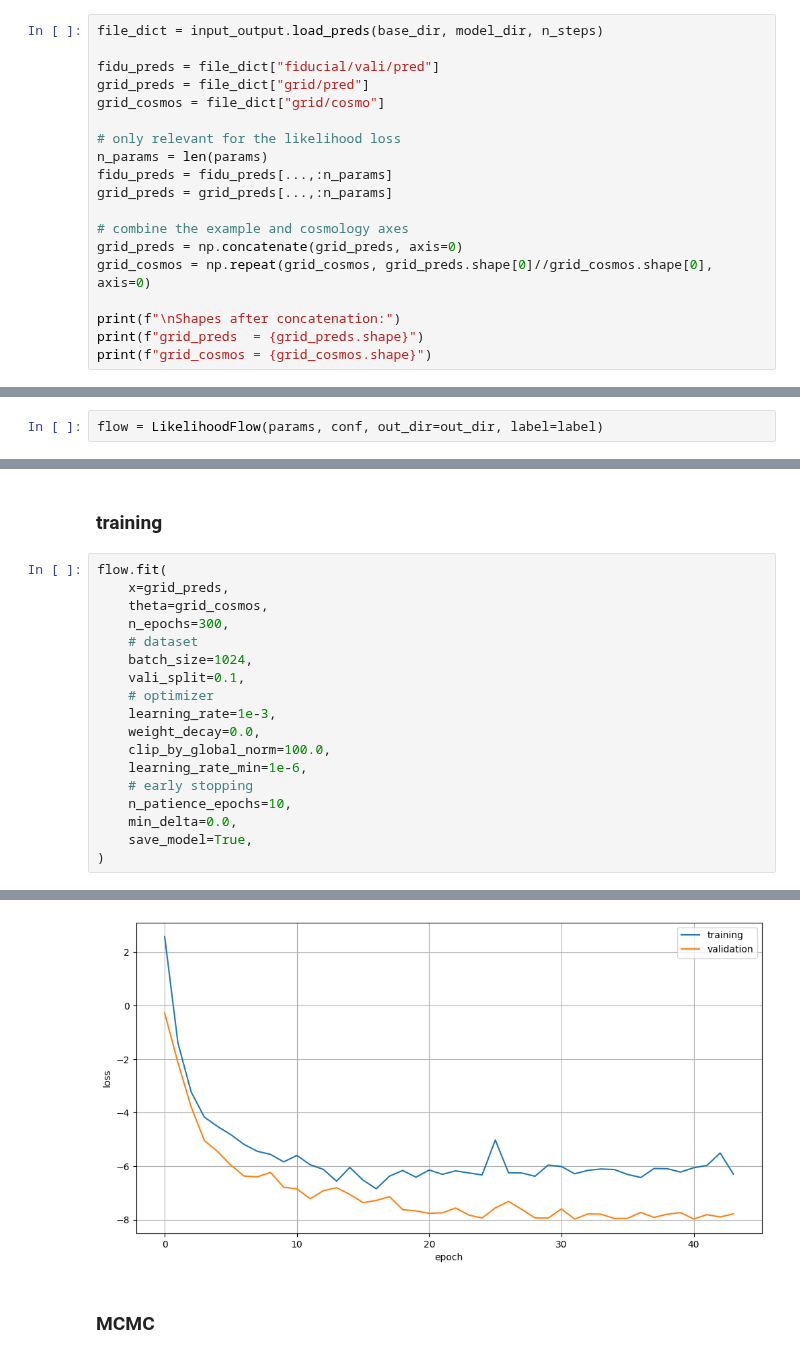
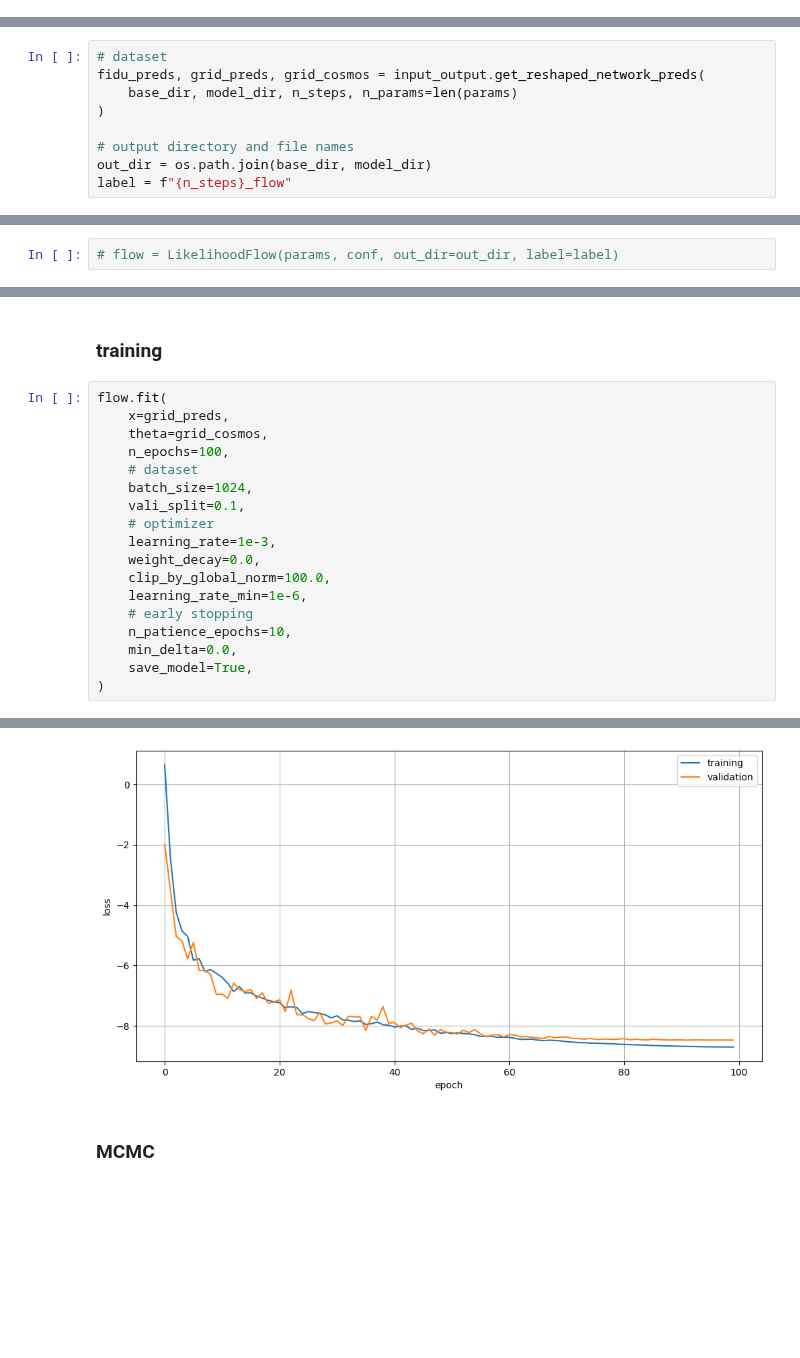
Before and after one commit to des-science/multiprobe-simulation-inference, a Jupyter notebook: notebooks/flow_conductor_network.ipynb, the cells around one changed output, grey strips where cells are left out. Cells and saved outputs as stored; diff of their text form; blank space fills up the shorter version.

```diff
--- a/notebooks/flow_conductor_network.ipynb
+++ b/notebooks/flow_conductor_network.ipynb
@@ -48,21 +53,2 @@ params = ["Om", "s8", "w0", "Aia", "n_Aia"]
 # %% [markdown]
 ### general
-# %%
-file_dict = input_output.load_preds(base_dir, model_dir, n_steps)
-
-fidu_preds = file_dict["fiducial/vali/pred"]
-grid_preds = file_dict["grid/pred"]
-grid_cosmos = file_dict["grid/cosmo"]
-
-# only relevant for the likelihood loss
-n_params = len(params)
-fidu_preds = fidu_preds[...,:n_params]
-grid_preds = grid_preds[...,:n_params]
-
-# combine the example and cosmology axes
-grid_preds = np.concatenate(grid_preds, axis=0)
-grid_cosmos = np.repeat(grid_cosmos, grid_preds.shape[0]//grid_cosmos.shape[0], axis=0)
-
-print(f"\nShapes after concatenation:")
-print(f"grid_preds  = {grid_preds.shape}")
-print(f"grid_cosmos = {grid_cosmos.shape}")
@@ -88,0 +55,9 @@ theta_dim = grid_cosmos.shape[-1]
+# %%
+# dataset
+fidu_preds, grid_preds, grid_cosmos = input_output.get_reshaped_network_preds(
+    base_dir, model_dir, n_steps, n_params=len(params)
+)
+
+# output directory and file names
+out_dir = os.path.join(base_dir, model_dir)
+label = f"{n_steps}_flow"
@@ -102,2 +138,2 @@ The example index closest to the median is 1
 # %%
-flow = LikelihoodFlow(params, conf, out_dir=out_dir, label=label)
+# flow = LikelihoodFlow(params, conf, out_dir=out_dir, label=label)
@@ -117,7 +143,7 @@ flow = LikelihoodFlow(params, conf, out_dir=out_dir, label=label)
 flow.fit(
     x=grid_preds,
     theta=grid_cosmos,
-    n_epochs=300,
+    n_epochs=100,
     # dataset
     batch_size=1024,
     vali_split=0.1,
@@ -139,4 +162,4 @@ https://pytorch.org/tutorials/beginner/saving_loading_models.html#saving-loading
-[figure, old version]
+[figure, new version]
 # %% [markdown]
 ### MCMC
 # %%
```
Also changed, not shown: parts of 14 cells of this notebook, 9 other files.
